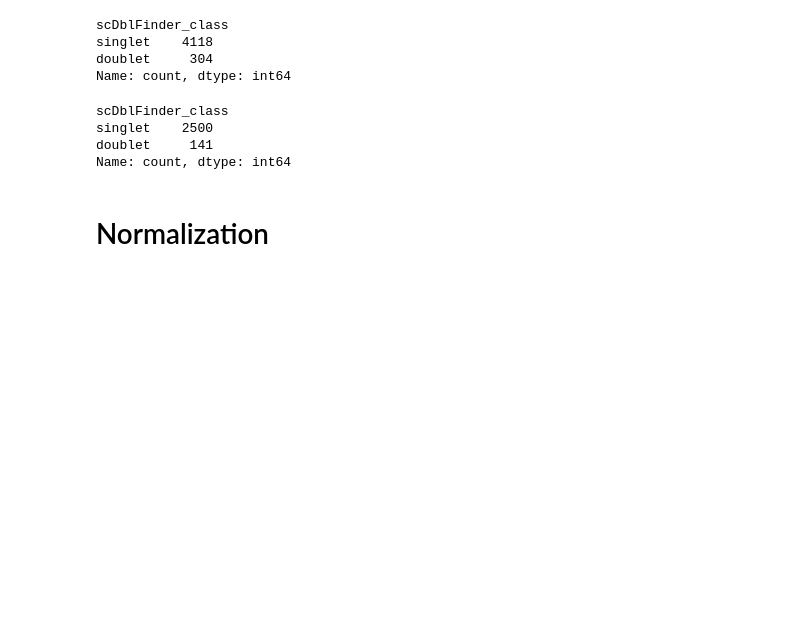
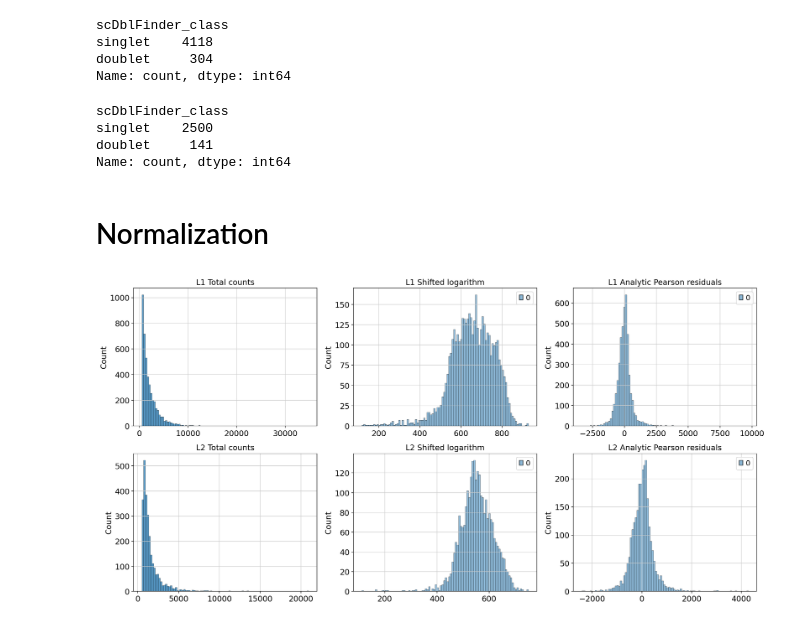
Before and after one commit to shaperones/athaliana_scrnaseq, a Jupyter notebook: sources/analysis/analysis.ipynb, the cells around one changed output. Saved outputs shown, nothing was run; the diff lists cells and outputs as text; code cells hidden in the pictures; blank space fills up the shorter version.

```diff
--- a/sources/analysis/analysis.ipynb
+++ b/sources/analysis/analysis.ipynb
@@ -268,0 +272,14 @@ l2.write_h5ad('/home/sources/analysis/L2_preprocessed.h5ad')
+# %%
+scales_counts_l1 = sc.pp.normalize_total(l1, target_sum=None, inplace=False)
+scales_counts_l2 = sc.pp.normalize_total(l2, target_sum=None, inplace=False)
+
+# log1p transform
+l1.layers["log1p_norm"] = sc.pp.log1p(scales_counts_l1["X"], copy=True)
+l2.layers["log1p_norm"] = sc.pp.log1p(scales_counts_l2["X"], copy=True)
+
+# analytic pearson
+analytic_pearson_l1 = sc.experimental.pp.normalize_pearson_residuals(l1, inplace=False)
+analytic_pearson_l2 = sc.experimental.pp.normalize_pearson_residuals(l2, inplace=False)
+
+l1.layers["analytic_pearson_residuals"] = csr_matrix(analytic_pearson_l1["X"])
+l2.layers["analytic_pearson_residuals"] = csr_matrix(analytic_pearson_l2["X"])
@@ -268,0 +289,33 @@ l2.write_h5ad('/home/sources/analysis/L2_preprocessed.h5ad')
+# %%
+fig, axes = plt.subplots(2, 3, figsize=(20, 10))
+
+p1 = sns.histplot(l1.obs["total_counts"], bins=100, kde=False, ax=axes[0][0])
+axes[0][0].set_title("L1 Total counts")
+axes[0][0].set_xlabel('')
+
+p2 = sns.histplot(
+    l1.layers["log1p_norm"].sum(1), bins=100, kde=False, ax=axes[0][1]
+)
+axes[0][1].set_title("L1 Shifted logarithm")
+
+p3 = sns.histplot(
+    l1.layers["analytic_pearson_residuals"].sum(1), bins=100, kde=False, ax=axes[0][2]
+)
+axes[0][2].set_title("L1 Analytic Pearson residuals")
+
+p4 = sns.histplot(l2.obs["total_counts"], bins=100, kde=False, ax=axes[1][0])
+axes[1][0].set_title("L2 Total counts")
+axes[1][0].set_xlabel('')
+
+p5 = sns.histplot(
+    l2.layers["log1p_norm"].sum(1), bins=100, kde=False, ax=axes[1][1]
+)
+axes[1][1].set_title("L2 Shifted logarithm")
+
+p6 = sns.histplot(
+    l2.layers["analytic_pearson_residuals"].sum(1), bins=100, kde=False, ax=axes[1][2]
+)
+axes[1][2].set_title("L2 Analytic Pearson residuals")
+plt.show()
+# %% [output]
+[figure, added]
```
Also changed, not shown: parts of 2 cells of this notebook.
